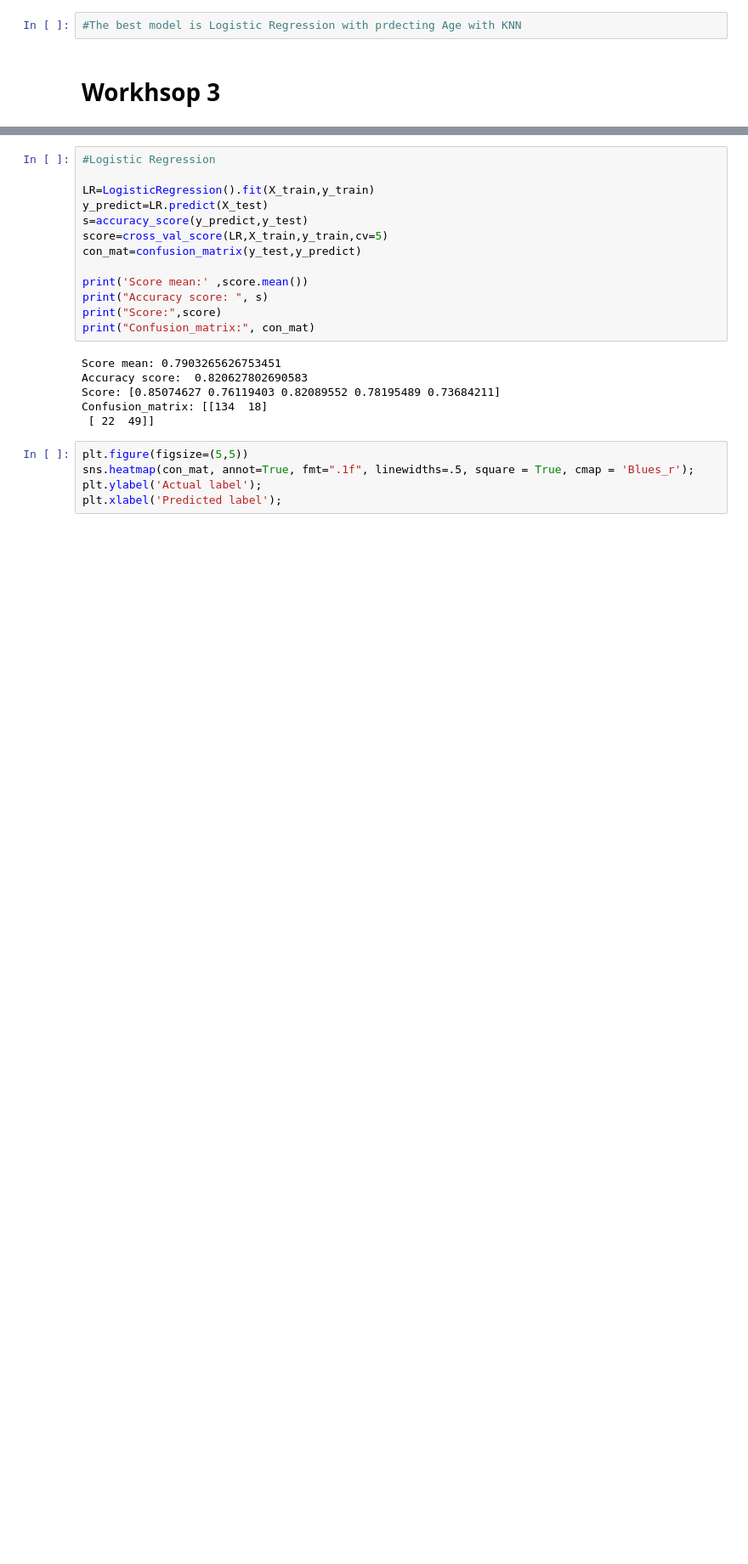
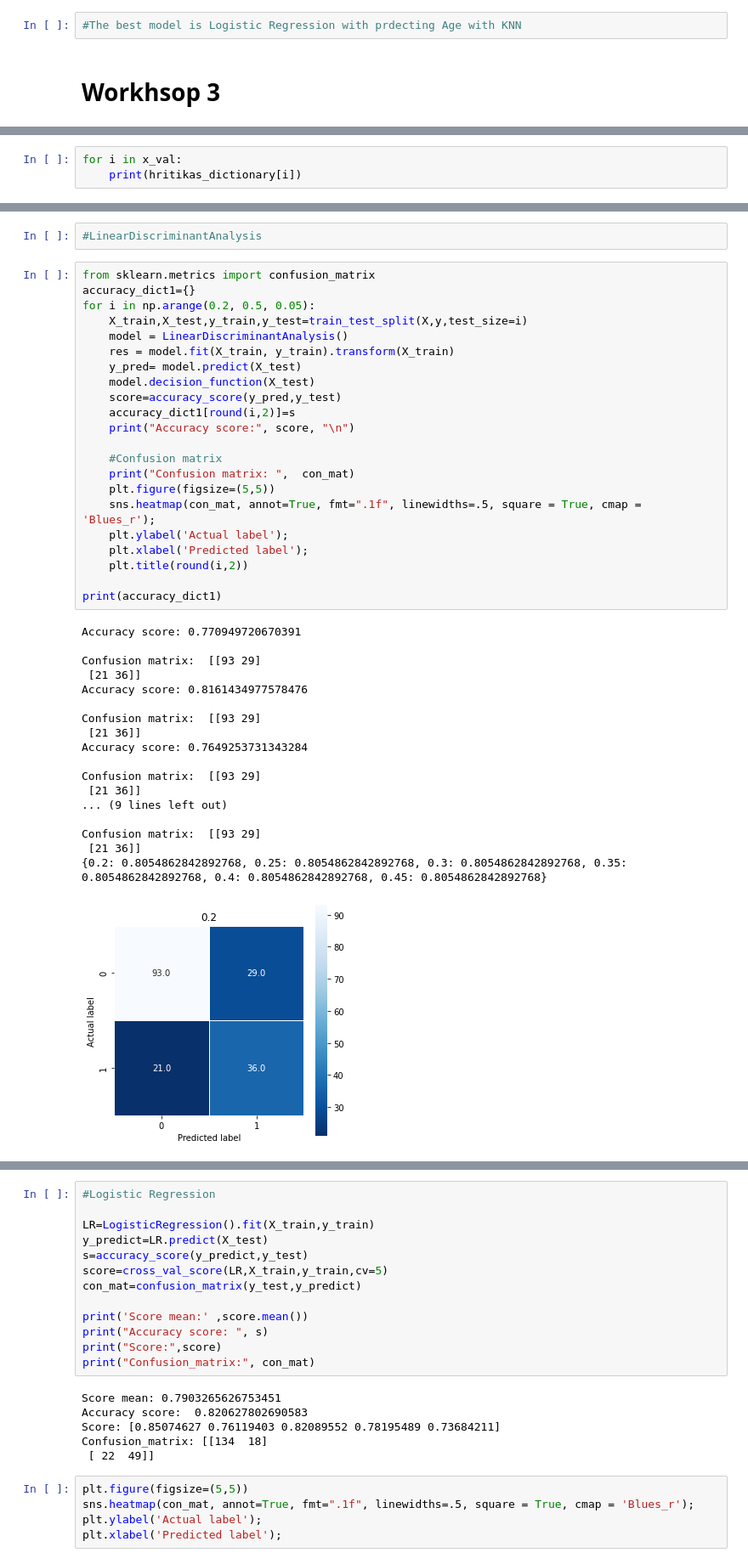
Before and after one commit to AdvancedGroupBootcamp/Hritiika_Kathuria, a Jupyter notebook: AI Class/Supervised Classification of Titanic passengers .ipynb, the cells around one changed output, grey strips where cells are left out. Shown: that part at 85% size. Saved outputs shown, nothing was run; the diff lists cells and outputs as text; blank space fills up the shorter version.

```diff
--- a/AI Class/Supervised Classification of Titanic passengers .ipynb
+++ b/AI Class/Supervised Classification of Titanic passengers .ipynb
@@ -534,0 +532,3 @@ hritikas_dictionary
+# %%
+for i in x_val:
+    print(hritikas_dictionary[i])
@@ -536,0 +547,43 @@ sns.lineplot(data = hritikas_dictionary, x = values, y =  hue = index)
+# %%
+#LinearDiscriminantAnalysis
+# %%
+from sklearn.metrics import confusion_matrix
+accuracy_dict1={}
+for i in np.arange(0.2, 0.5, 0.05):
+    X_train,X_test,y_train,y_test=train_test_split(X,y,test_size=i)
+    model = LinearDiscriminantAnalysis()
+    res = model.fit(X_train, y_train).transform(X_train)
+    y_pred= model.predict(X_test)
+    model.decision_function(X_test)
+    score=accuracy_score(y_pred,y_test)
+    accuracy_dict1[round(i,2)]=s
+    print("Accuracy score:", score, "\n")
+
+    #Confusion matrix
+    print("Confusion matrix: ",  con_mat)
+    plt.figure(figsize=(5,5))
+    sns.heatmap(con_mat, annot=True, fmt=".1f", linewidths=.5, square = True, cmap = 'Blues_r');
+    plt.ylabel('Actual label');
+    plt.xlabel('Predicted label');
+    plt.title(round(i,2))
+
+print(accuracy_dict1)
+# %% [output]
+Accuracy score: 0.770949720670391
+
+Confusion matrix:  [[93 29]
+ [21 36]]
+Accuracy score: 0.8161434977578476
+
+Confusion matrix:  [[93 29]
+ [21 36]]
+Accuracy score: 0.7649253731343284
+
+Confusion matrix:  [[93 29]
+ [21 36]]
+... (9 lines left out)
+
+Confusion matrix:  [[93 29]
+ [21 36]]
+{0.2: 0.8054862842892768, 0.25: 0.8054862842892768, 0.3: 0.8054862842892768, 0.35: 0.8054862842892768, 0.4: 0.8054862842892768, 0.45: 0.8054862842892768}
+[figure, added]
```
Also changed, not shown: parts of 57 cells of this notebook.
